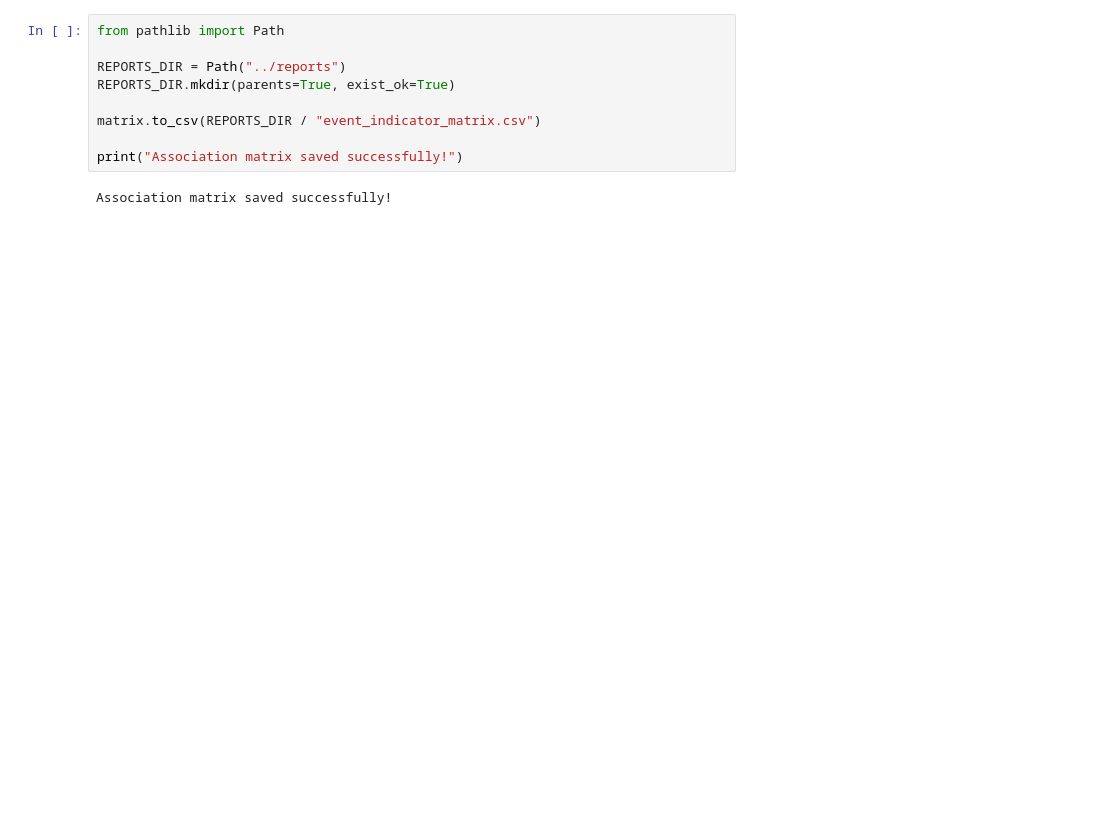
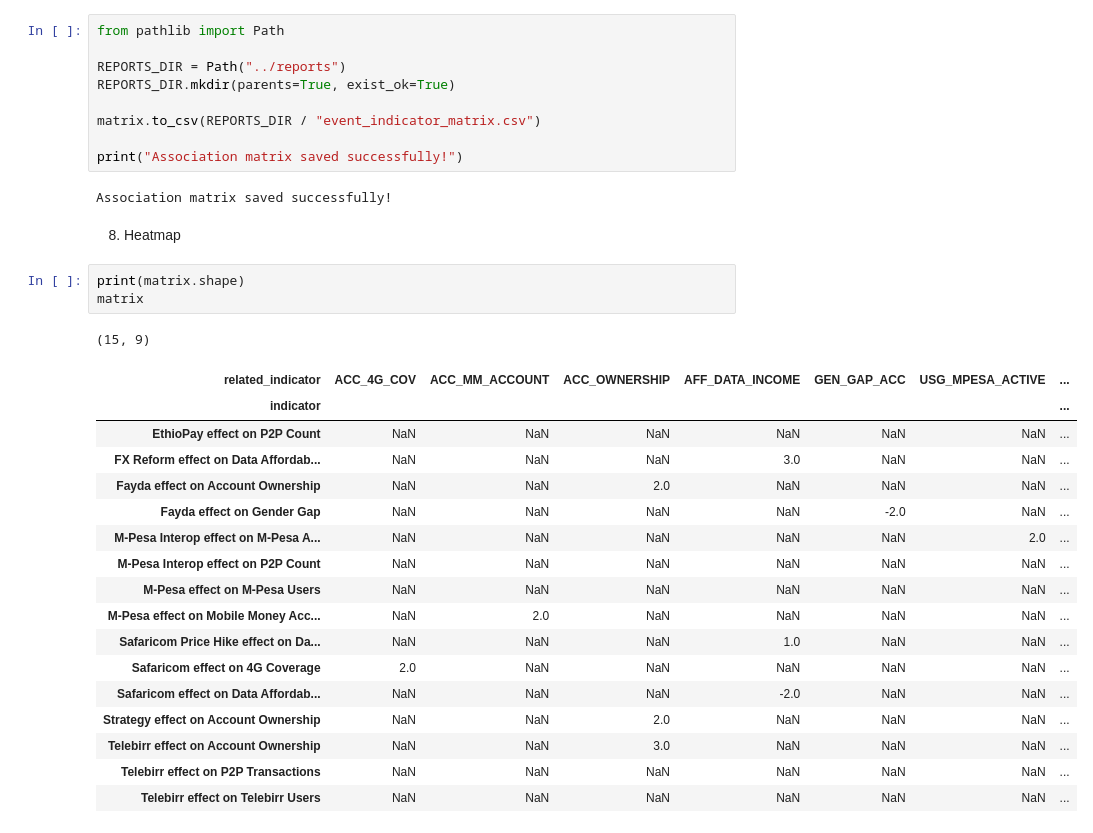
Before and after one commit to Lalisecf/ethiopia-fi-forecast-week11, a Jupyter notebook: notebooks/task3_event_impact_modeling.ipynb, the cells around one changed output. Saved outputs shown, nothing was run; the diff lists cells and outputs as text; blank space fills up the shorter version.

```diff
--- a/notebooks/task3_event_impact_modeling.ipynb
+++ b/notebooks/task3_event_impact_modeling.ipynb
@@ -259,3 +279,27 @@ matrix.to_csv(REPORTS_DIR / "event_indicator_matrix.csv")
 print("Association matrix saved successfully!")
 # %% [output]
 Association matrix saved successfully!
+# %% [markdown]
+8. Heatmap
+# %%
+print(matrix.shape)
+matrix
+# %% [output]
+(15, 9)
+| related_indicator | ACC_4G_COV | ACC_MM_ACCOUNT | ACC_OWNERSHIP | AFF_DATA_INCOME | GEN_GAP_ACC | USG_MPESA_ACTIVE | ... |
+| indicator |  |  |  |  |  |  | ... |
+| EthioPay effect on P2P Count | NaN | NaN | NaN | NaN | NaN | NaN | ... |
+| FX Reform effect on Data Affordab... | NaN | NaN | NaN | 3.0 | NaN | NaN | ... |
+| Fayda effect on Account Ownership | NaN | NaN | 2.0 | NaN | NaN | NaN | ... |
+| Fayda effect on Gender Gap | NaN | NaN | NaN | NaN | -2.0 | NaN | ... |
+| M-Pesa Interop effect on M-Pesa A... | NaN | NaN | NaN | NaN | NaN | 2.0 | ... |
+| M-Pesa Interop effect on P2P Count | NaN | NaN | NaN | NaN | NaN | NaN | ... |
+| M-Pesa effect on M-Pesa Users | NaN | NaN | NaN | NaN | NaN | NaN | ... |
+| M-Pesa effect on Mobile Money Acc... | NaN | 2.0 | NaN | NaN | NaN | NaN | ... |
+| Safaricom Price Hike effect on Da... | NaN | NaN | NaN | 1.0 | NaN | NaN | ... |
+| Safaricom effect on 4G Coverage | 2.0 | NaN | NaN | NaN | NaN | NaN | ... |
+| Safaricom effect on Data Affordab... | NaN | NaN | NaN | -2.0 | NaN | NaN | ... |
+| Strategy effect on Account Ownership | NaN | NaN | 2.0 | NaN | NaN | NaN | ... |
+| Telebirr effect on Account Ownership | NaN | NaN | 3.0 | NaN | NaN | NaN | ... |
+| Telebirr effect on P2P Transactions | NaN | NaN | NaN | NaN | NaN | NaN | ... |
+| Telebirr effect on Telebirr Users | NaN | NaN | NaN | NaN | NaN | NaN | ... |
```
Also changed, not shown: parts of 7 cells of this notebook, 2 other files.
